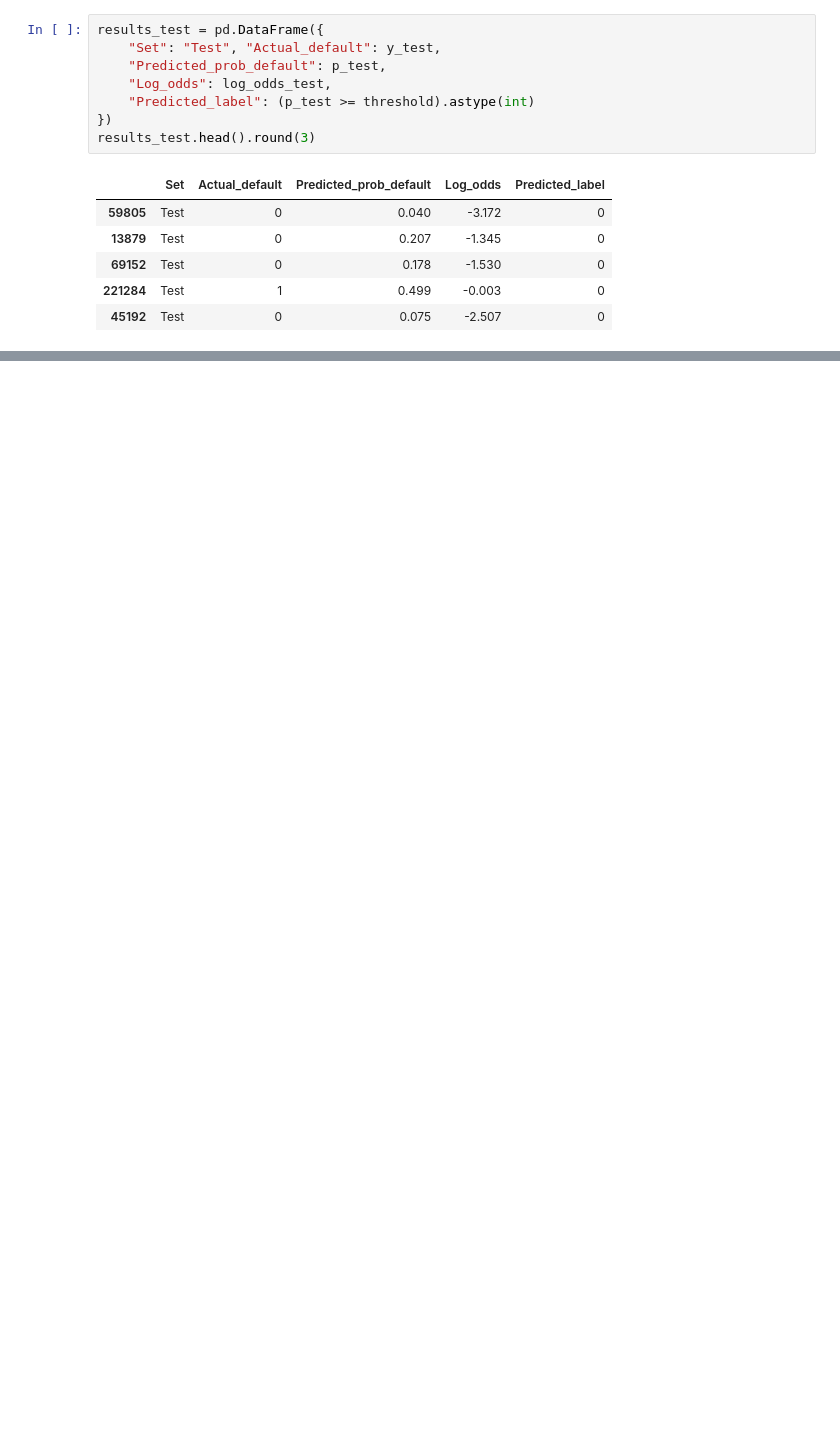
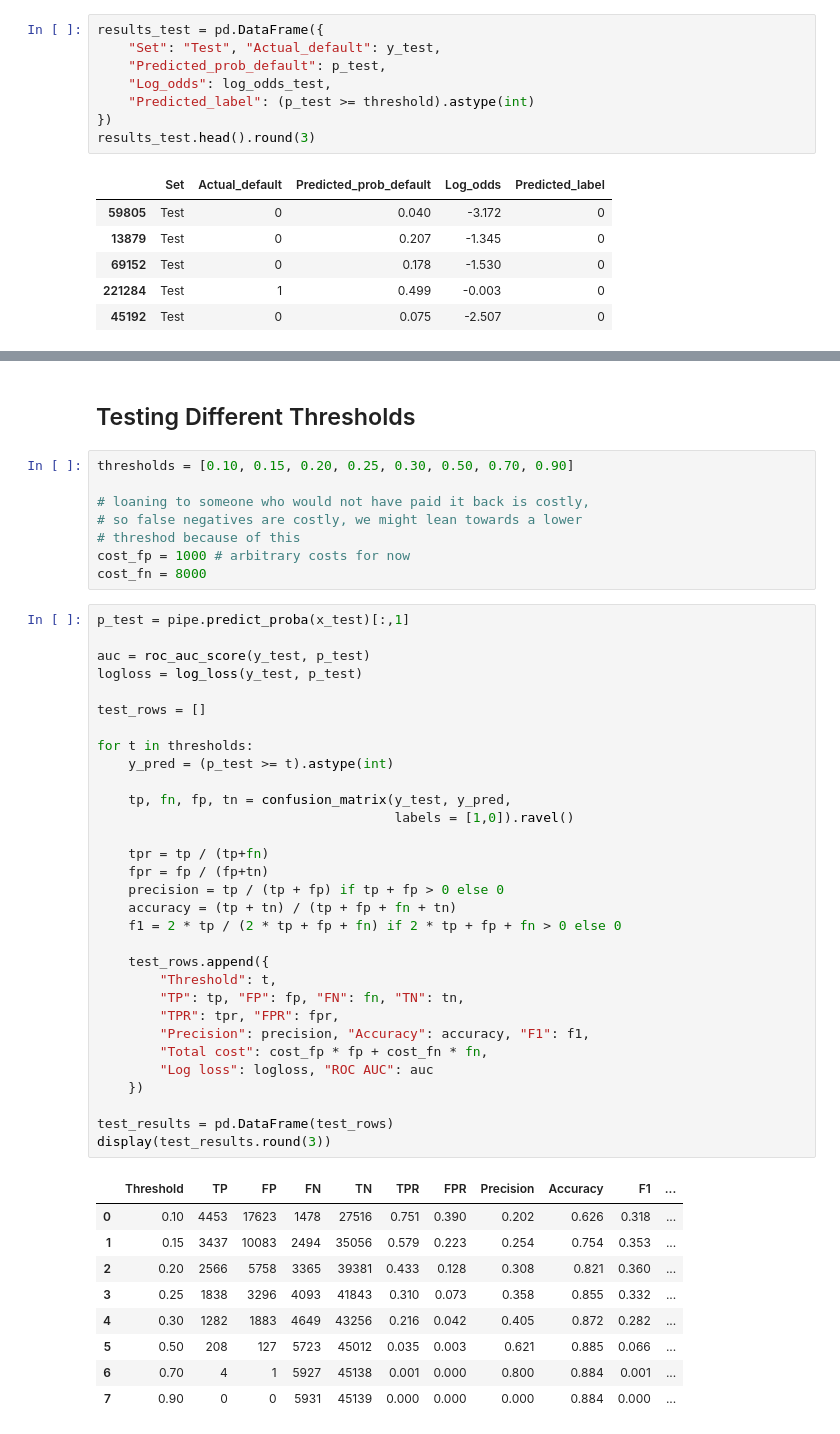
Before and after one commit to sayuri005/DS6021_Final_Project, a Jupyter notebook: Kaitlyn/logit.ipynb, the cells around one changed output, grey strips where cells are left out. Saved outputs shown, nothing was run; the diff lists cells and outputs as text; blank space fills up the shorter version.

```diff
--- a/Kaitlyn/logit.ipynb
+++ b/Kaitlyn/logit.ipynb
@@ -241,0 +239,52 @@ pd.DataFrame({
+# %% [markdown]
+Testing Different Thresholds
+---
+# %%
+thresholds = [0.10, 0.15, 0.20, 0.25, 0.30, 0.50, 0.70, 0.90]
+
+# loaning to someone who would not have paid it back is costly,
+# so false negatives are costly, we might lean towards a lower
+# threshod because of this
+cost_fp = 1000 # arbitrary costs for now
+cost_fn = 8000
+# %%
+p_test = pipe.predict_proba(x_test)[:,1]
+
+auc = roc_auc_score(y_test, p_test)
+logloss = log_loss(y_test, p_test)
+
+test_rows = []
+
+for t in thresholds:
+    y_pred = (p_test >= t).astype(int)
+
+    tp, fn, fp, tn = confusion_matrix(y_test, y_pred,
+                                      labels = [1,0]).ravel()
+
+    tpr = tp / (tp+fn)
+    fpr = fp / (fp+tn)
+    precision = tp / (tp + fp) if tp + fp > 0 else 0
+    accuracy = (tp + tn) / (tp + fp + fn + tn)
+    f1 = 2 * tp / (2 * tp + fp + fn) if 2 * tp + fp + fn > 0 else 0
+
+    test_rows.append({
+        "Threshold": t,
+        "TP": tp, "FP": fp, "FN": fn, "TN": tn,
+        "TPR": tpr, "FPR": fpr,
+        "Precision": precision, "Accuracy": accuracy, "F1": f1,
+        "Total cost": cost_fp * fp + cost_fn * fn,
+        "Log loss": logloss, "ROC AUC": auc
+    })
+
+test_results = pd.DataFrame(test_rows)
+display(test_results.round(3))
+# %% [output]
+|  | Threshold | TP | FP | FN | TN | TPR | FPR | Precision | Accuracy | F1 | ... |
+| 0 | 0.10 | 4453 | 17623 | 1478 | 27516 | 0.751 | 0.390 | 0.202 | 0.626 | 0.318 | ... |
+| 1 | 0.15 | 3437 | 10083 | 2494 | 35056 | 0.579 | 0.223 | 0.254 | 0.754 | 0.353 | ... |
+| 2 | 0.20 | 2566 | 5758 | 3365 | 39381 | 0.433 | 0.128 | 0.308 | 0.821 | 0.360 | ... |
+| 3 | 0.25 | 1838 | 3296 | 4093 | 41843 | 0.310 | 0.073 | 0.358 | 0.855 | 0.332 | ... |
+| 4 | 0.30 | 1282 | 1883 | 4649 | 43256 | 0.216 | 0.042 | 0.405 | 0.872 | 0.282 | ... |
+| 5 | 0.50 | 208 | 127 | 5723 | 45012 | 0.035 | 0.003 | 0.621 | 0.885 | 0.066 | ... |
+| 6 | 0.70 | 4 | 1 | 5927 | 45138 | 0.001 | 0.000 | 0.800 | 0.884 | 0.001 | ... |
+| 7 | 0.90 | 0 | 0 | 5931 | 45139 | 0.000 | 0.000 | 0.000 | 0.884 | 0.000 | ... |
```
Also changed, not shown: parts of 49 cells of this notebook, 2 other files.
